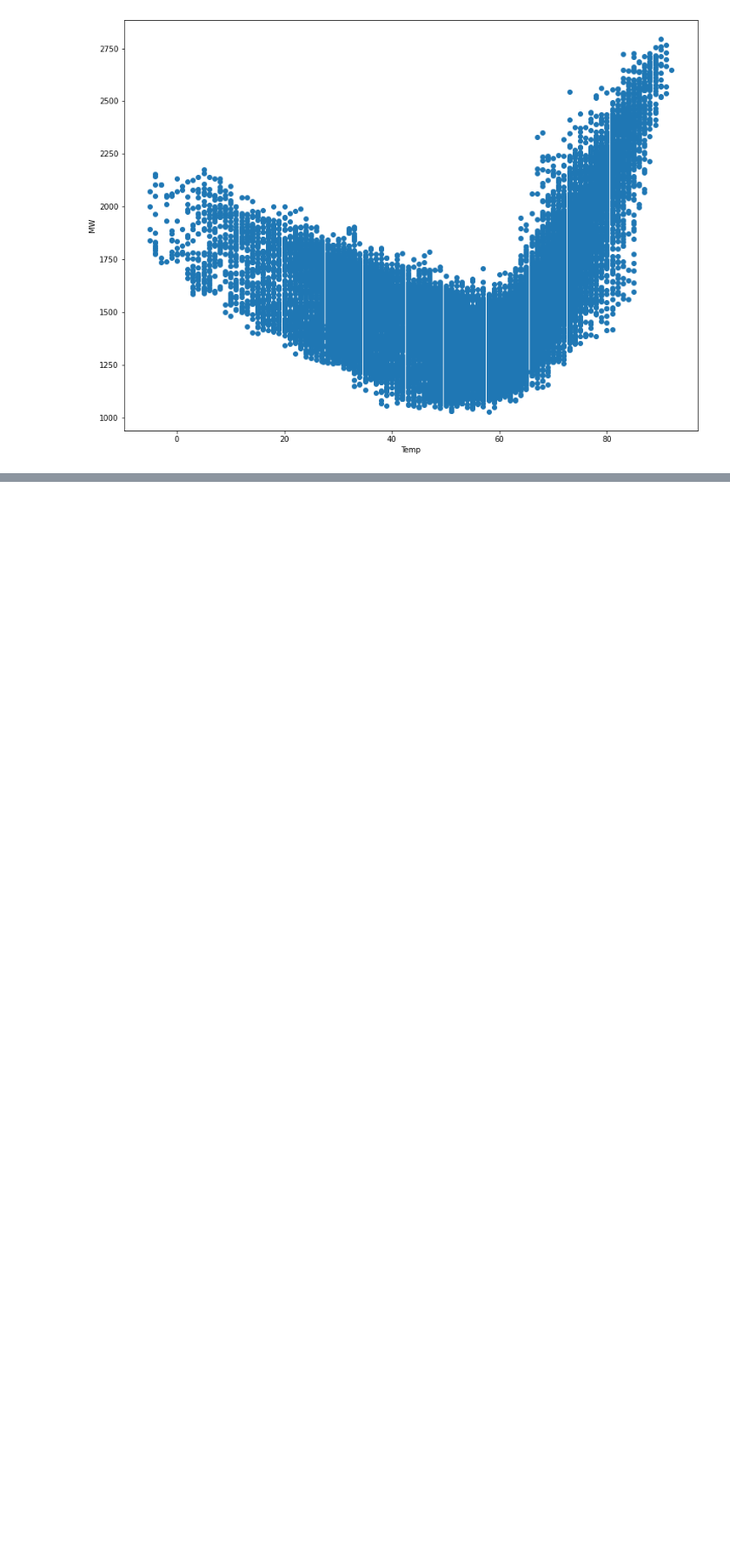
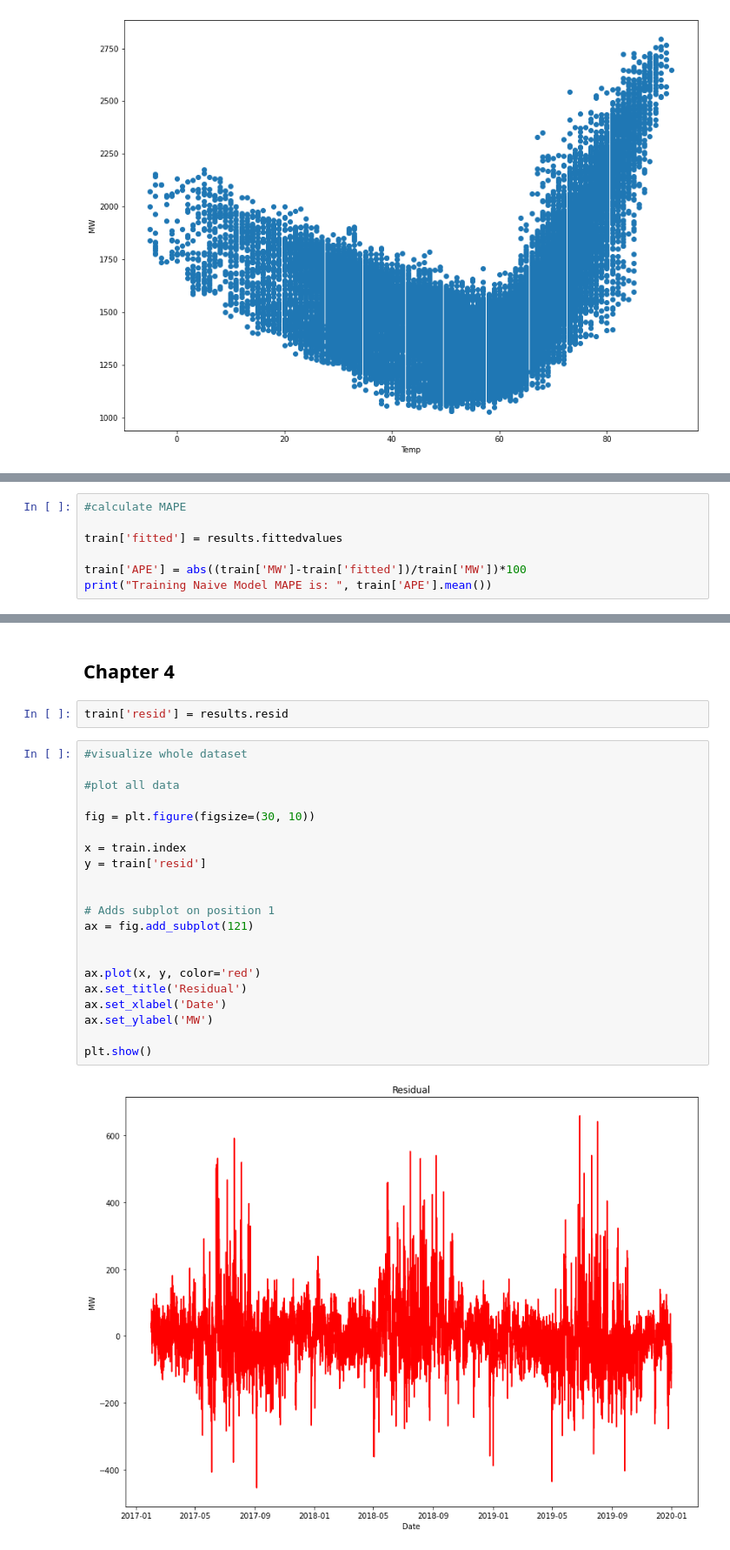
Before and after one commit to toriwalker119/timeseries_analysis, a Jupyter notebook: TimeSeries.ipynb, the cells around one changed output, grey strips where cells are left out. Shown at 87% size. Saved outputs shown, nothing was run; the diff lists cells and outputs as text; blank space fills up the shorter version.

```diff
--- a/TimeSeries.ipynb
+++ b/TimeSeries.ipynb
@@ -205,0 +336,7 @@ plt.show()
+# %%
+#calculate MAPE
+
+train['fitted'] = results.fittedvalues
+
+train['APE'] = abs((train['MW']-train['fitted'])/train['MW'])*100
+print("Training Naive Model MAPE is: ", train['APE'].mean())
@@ -205,0 +381,27 @@ plt.show()
+# %% [markdown]
+## Chapter 4
+# %%
+train['resid'] = results.resid
+# %%
+#visualize whole dataset
+
+#plot all data
+
+fig = plt.figure(figsize=(30, 10))
+
+x = train.index
+y = train['resid']
+
+
+# Adds subplot on position 1
+ax = fig.add_subplot(121)
+
+
+ax.plot(x, y, color='red')
+ax.set_title('Residual')
+ax.set_xlabel('Date')
+ax.set_ylabel('MW')
+
+plt.show()
+# %% [output]
+[figure, added]
```
Also changed, not shown: parts of 75 cells of this notebook.
